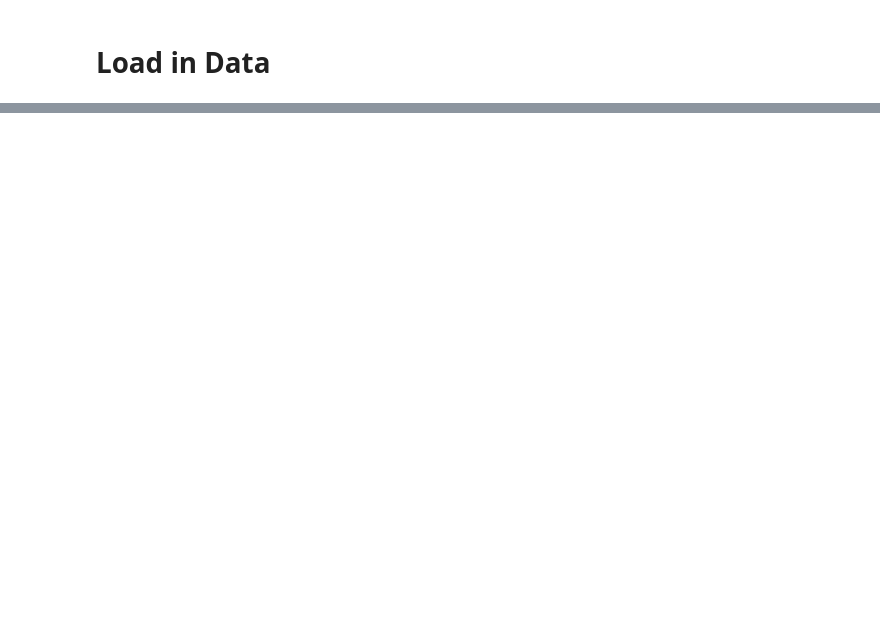
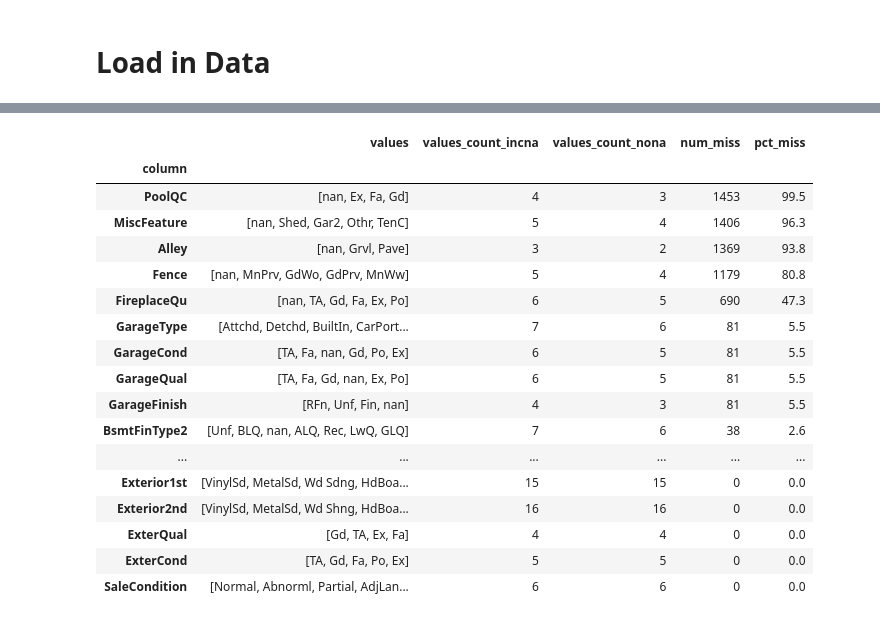
Before and after one commit to rich-coleman-gh/kaggle_housing_prices_advanced_regression_techniques, a Jupyter notebook: main.ipynb, the cells around one changed output, grey strips where cells are left out. Cells and saved outputs as stored; diff of their text form; code cells hidden in the pictures; blank space fills up the shorter version.

```diff
--- a/main.ipynb
+++ b/main.ipynb
@@ -175,0 +134,26 @@ ValueError: all the input array dimensions except for the concatenation axis mus
+# %%
+# Let's do an Ascending sort on the Numboer of Distinct Categories for each categorical Variables
+categorical_stats.sort_values(by = 'pct_miss', inplace = True, ascending = False)
+
+# And set the index to Column Names
+categorical_stats.set_index('column', inplace = True)
+categorical_stats
+# %% [output]
+|  | values | values_count_incna | values_count_nona | num_miss | pct_miss |
+| column |  |  |  |  |  |
+| PoolQC | [nan, Ex, Fa, Gd] | 4 | 3 | 1453 | 99.5 |
+| MiscFeature | [nan, Shed, Gar2, Othr, TenC] | 5 | 4 | 1406 | 96.3 |
+| Alley | [nan, Grvl, Pave] | 3 | 2 | 1369 | 93.8 |
+| Fence | [nan, MnPrv, GdWo, GdPrv, MnWw] | 5 | 4 | 1179 | 80.8 |
+| FireplaceQu | [nan, TA, Gd, Fa, Ex, Po] | 6 | 5 | 690 | 47.3 |
+| GarageType | [Attchd, Detchd, BuiltIn, CarPort... | 7 | 6 | 81 | 5.5 |
+| GarageCond | [TA, Fa, nan, Gd, Po, Ex] | 6 | 5 | 81 | 5.5 |
+| GarageQual | [TA, Fa, Gd, nan, Ex, Po] | 6 | 5 | 81 | 5.5 |
+| GarageFinish | [RFn, Unf, Fin, nan] | 4 | 3 | 81 | 5.5 |
+| BsmtFinType2 | [Unf, BLQ, nan, ALQ, Rec, LwQ, GLQ] | 7 | 6 | 38 | 2.6 |
+| ... | ... | ... | ... | ... | ... |
+| Exterior1st | [VinylSd, MetalSd, Wd Sdng, HdBoa... | 15 | 15 | 0 | 0.0 |
+| Exterior2nd | [VinylSd, MetalSd, Wd Shng, HdBoa... | 16 | 16 | 0 | 0.0 |
+| ExterQual | [Gd, TA, Ex, Fa] | 4 | 4 | 0 | 0.0 |
+| ExterCond | [TA, Gd, Fa, Po, Ex] | 5 | 5 | 0 | 0.0 |
+| SaleCondition | [Normal, Abnorml, Partial, AdjLan... | 6 | 6 | 0 | 0.0 |
```
Also changed, not shown: parts of 55 cells of this notebook, 4 other files.
